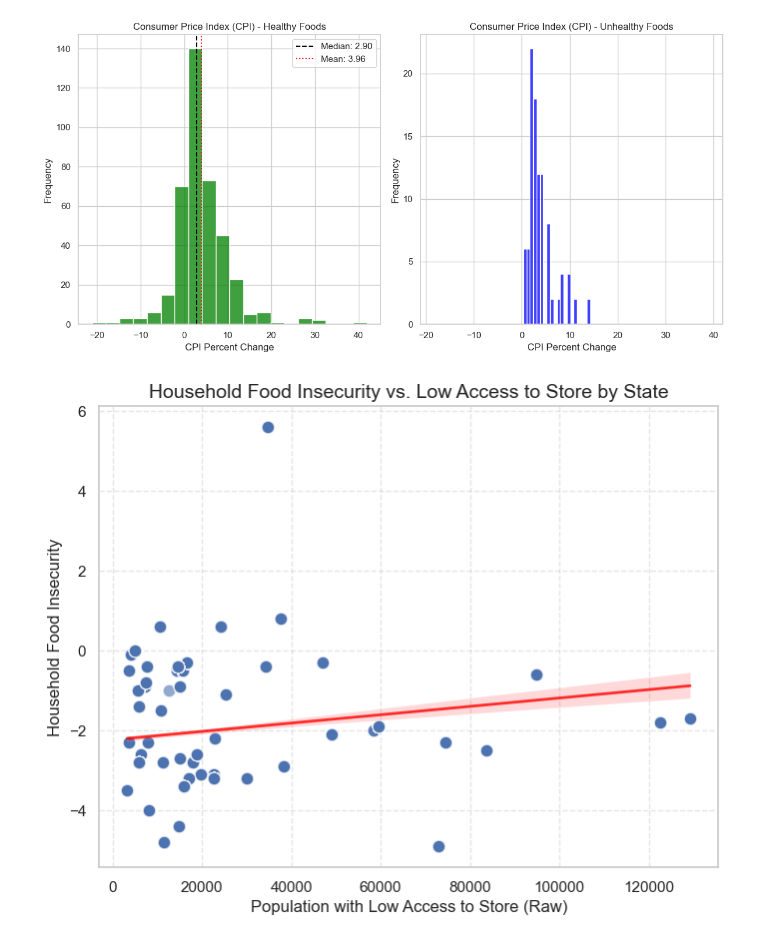
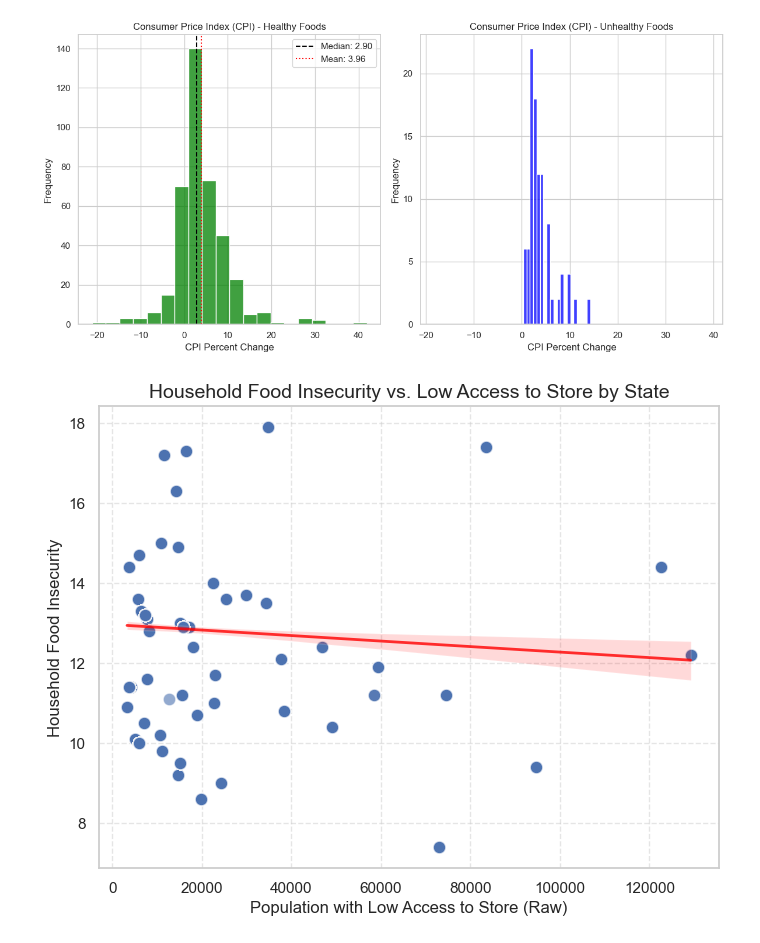
Before and after one commit to eva163x/food-insecurity-analysis, a Jupyter notebook: CS216_Project.ipynb, the cells around one changed output. Drawn from its saved outputs; the diff is of its cells as text; code cells hidden in the pictures.

Commit message:
Use correct variable for "Household Insecurity" data to fix y-axis on graphs

```diff
--- a/CS216_Project.ipynb
+++ b/CS216_Project.ipynb
@@ -421,7 +421,7 @@ filtered_data_low_access['Low Access Population'] = pd.to_numeric(filtered_data_
 state_avg_low_access = filtered_data_low_access.groupby('State')['Low Access Population'].mean().reset_index()
 
 # Filter household insecurity data
-filtered_data_insecurity = state_and_county[state_and_county['Variable_Code'] == 'CH_FOODINSEC_14_17'][['County', 'State', 'Value']].copy()
+filtered_data_insecurity = state_and_county[state_and_county['Variable_Code'] == 'FOODINSEC_15_17'][['County', 'State', 'Value']].copy()
 filtered_data_insecurity.rename(columns={'Value': 'Household Insecurity'}, inplace=True)
 filtered_data_insecurity['Household Insecurity'] = pd.to_numeric(filtered_data_insecurity['Household Insecurity'], errors='coerce')
 
@@ -433,34 +433,34 @@ plt.figure(figsize=(8, 6))
 sns.scatterplot(
     data=merged_data,
     x='Low Access Population',
     y='Household Insecurity',
     # color='dodgerblue',
     alpha=0.6,  # Reduce opacity for overlap handling
     s=80  # Increase point size for better visibility
 )
 
 # Add a trend line
 sns.regplot(
     data=merged_data,
     x='Low Access Population',
     y='Household Insecurity',
     scatter=False,  # Hide scatter points for the regression plot
     color='red',
     ci=95,  # Confidence interval (default: 95%)
     line_kws={'linewidth': 2, 'alpha': 0.8}  # Adjust line opacity
 )
 
 # Improve labels and title
 plt.title("Household Food Insecurity vs. Low Access to Store by State", fontsize=14)
 plt.xlabel("Population with Low Access to Store (Raw)", fontsize=12)
 plt.ylabel("Household Food Insecurity", fontsize=12)
 
 # Add grid for better readability
 plt.grid(True, linestyle="--", alpha=0.5)
 
 plt.show()
 # %% [output]
-[figure, old version]
+[figure, new version]
 # %%
 # median household income vs. food insecurity
 
```
Also changed, not shown: parts of 3 cells of this notebook.
